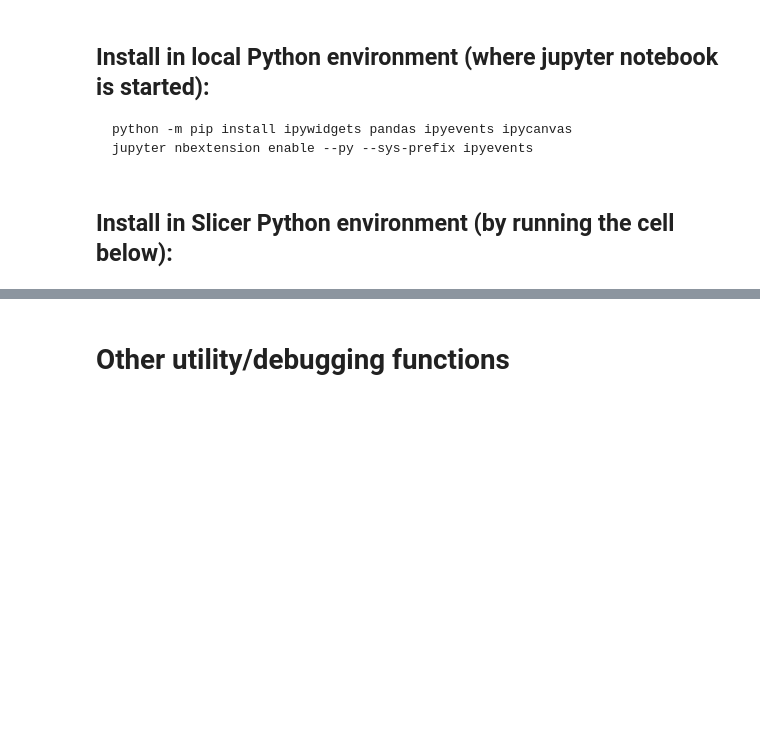
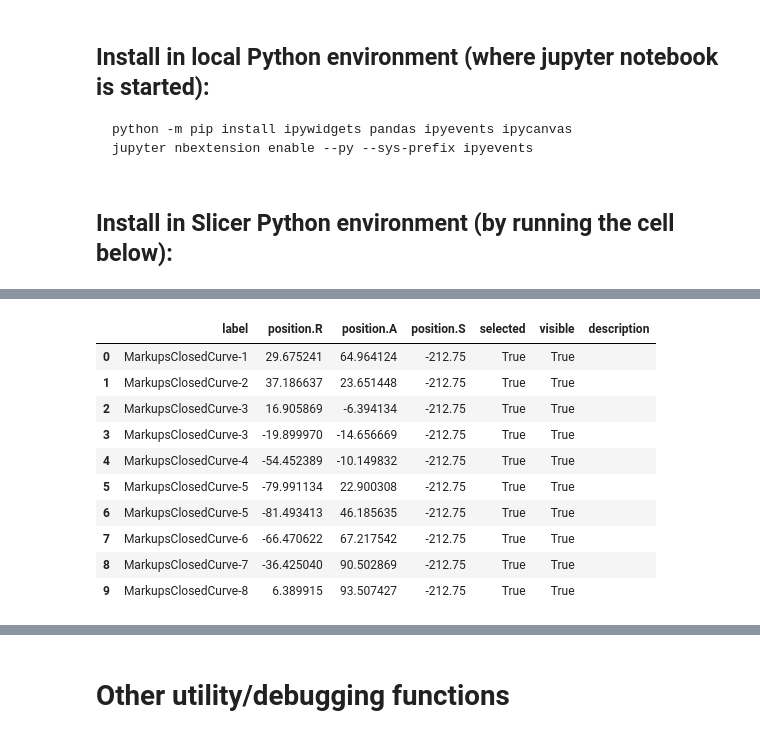
Before and after one commit to Slicer/SlicerNotebooks, a Jupyter notebook: 05_Image_interaction.ipynb, the cells around one changed output, grey strips where cells are left out. Cells and saved outputs as stored; diff of their text form; code cells hidden in the pictures; blank space fills up the shorter version.

```diff
--- a/05_Image_interaction.ipynb
+++ b/05_Image_interaction.ipynb
@@ -38,0 +92,14 @@ IntProgress(value=0)
+# %%
+markupsNode
+# %% [output]
+|  | label | position.R | position.A | position.S | selected | visible | description |
+| 0 | MarkupsClosedCurve-1 | 29.675241 | 64.964124 | -212.75 | True | True |  |
+| 1 | MarkupsClosedCurve-2 | 37.186637 | 23.651448 | -212.75 | True | True |  |
+| 2 | MarkupsClosedCurve-3 | 16.905869 | -6.394134 | -212.75 | True | True |  |
+| 3 | MarkupsClosedCurve-3 | -19.899970 | -14.656669 | -212.75 | True | True |  |
+| 4 | MarkupsClosedCurve-4 | -54.452389 | -10.149832 | -212.75 | True | True |  |
+| 5 | MarkupsClosedCurve-5 | -79.991134 | 22.900308 | -212.75 | True | True |  |
+| 6 | MarkupsClosedCurve-5 | -81.493413 | 46.185635 | -212.75 | True | True |  |
+| 7 | MarkupsClosedCurve-6 | -66.470622 | 67.217542 | -212.75 | True | True |  |
+| 8 | MarkupsClosedCurve-7 | -36.425040 | 90.502869 | -212.75 | True | True |  |
+| 9 | MarkupsClosedCurve-8 | 6.389915 | 93.507427 | -212.75 | True | True |  |
```
Also changed, not shown: parts of 23 cells of this notebook, 2 other files.
